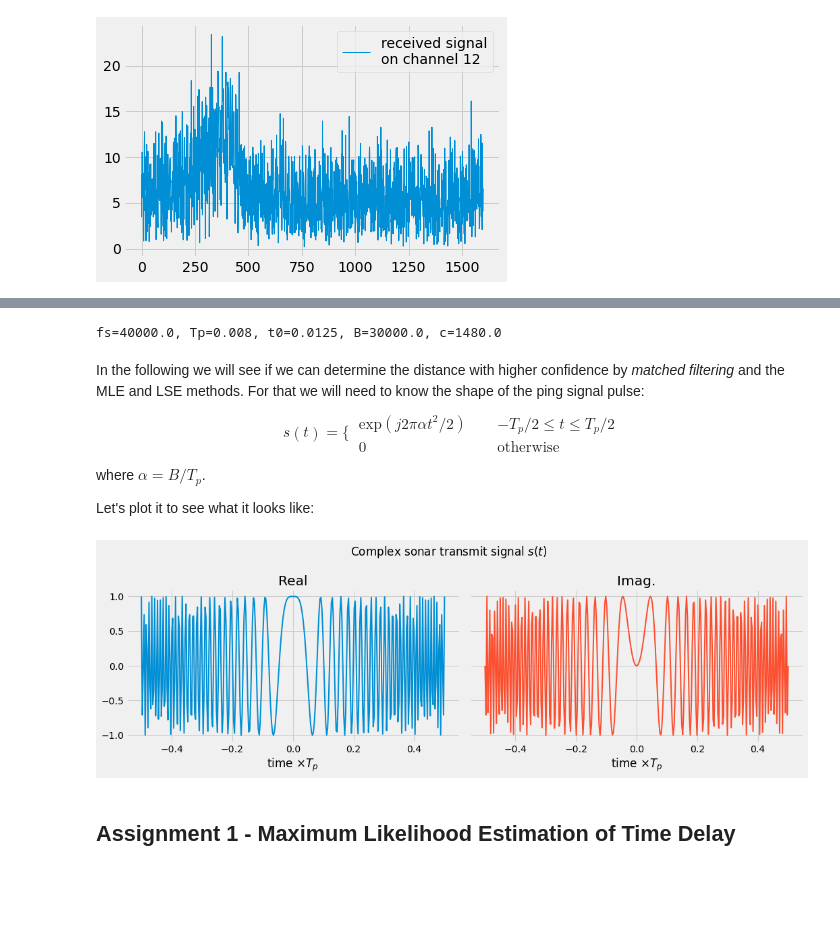
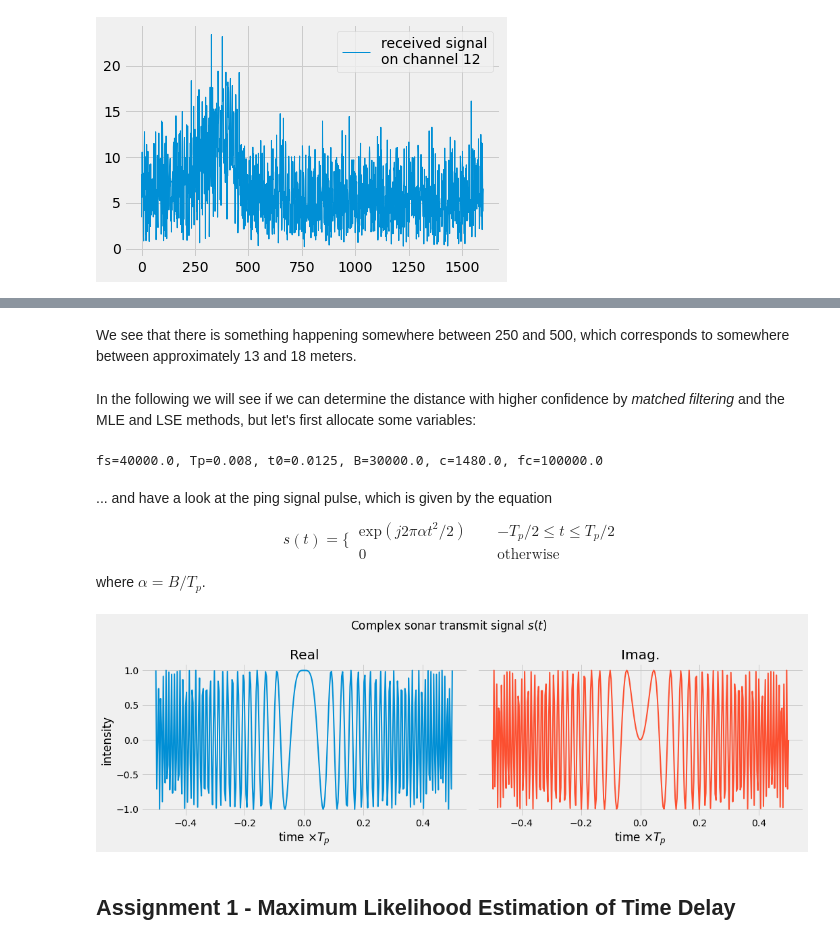
Before and after one commit to fonstelien/INF4480, a Jupyter notebook: project2/project2.ipynb, the cells around one changed output, grey strips where cells are left out. Saved outputs shown, nothing was run; the diff lists cells and outputs as text; code cells hidden in the pictures; blank space fills up the shorter version.

```diff
--- a/project2/project2.ipynb
+++ b/project2/project2.ipynb
@@ -62,3 +57,7 @@ Let's allocate some variables for the ones that we will use in the following:
+# %% [markdown]
+We see that there is something happening somewhere between 250 and 500, which corresponds to somewhere between approximately 13 and 18 meters.
+# %% [markdown]
+In the following we will see if we can determine the distance with higher confidence by _matched filtering_ and the MLE and LSE methods, but let's first allocate some variables:
 # %%
 # Allocating variables
 fs = float(sonardata['fs'])
@@ -66,13 +65,14 @@ Tp = float(sonardata['T_p'])
 t0 = float(sonardata['t_0'])
 B = float(sonardata['B'])
 c = float(sonardata['c'])
+fc = float(sonardata['fc'])
 X = sonardata['data'][:1600]
 Nt, Nh = X.shape
-print(f'fs={fs}, Tp={Tp}, t0={t0}, B={B}, c={c}')
+print(f'fs={fs}, Tp={Tp}, t0={t0}, B={B}, c={c}, fc={fc}')
 # %% [output]
-fs=40000.0, Tp=0.008, t0=0.0125, B=30000.0, c=1480.0
+fs=40000.0, Tp=0.008, t0=0.0125, B=30000.0, c=1480.0, fc=100000.0
 # %% [markdown]
-In the following we will see if we can determine the distance with higher confidence by _matched filtering_ and the MLE and LSE methods. For that we will need to know the shape of the ping signal pulse:
+... and have a look at the ping signal pulse, which is given by the equation
 $$
 s(t) =  \bigg\{
     \begin{aligned}
@@ -81,6 +81,4 @@ s(t) =  \bigg\{
     \end{aligned}
 $$
 where $\alpha = B/T_p$.
-
-Let's plot it to see what it looks like:
 # %%
@@ -91,21 +90,22 @@ s = np.exp(1j*np.pi*alpha*ts**2)
 # %%
 fig, axes = plt.subplots(ncols=2, nrows=1, sharex=True, sharey=True, figsize=(15,5))
 fig.suptitle(r'Complex sonar transmit signal $s(t)$')
 
 ax = axes[0]
 ax.set_title('Real')
-ax.plot(ts/tp, np.real(np.exp(1j*np.pi*alpha*ts**2)), lw=2)
+ax.plot(ts/Tp, np.real(np.exp(1j*np.pi*alpha*ts**2)), lw=2)
 ax.set_xlabel(r'time $\times T_p$')
+ax.set_ylabel(r'intensity')
 
 ax = axes[1]
 ax.set_title('Imag.')
-ax.plot(ts/tp, np.imag(np.exp(1j*np.pi*alpha*ts**2)), lw=2, color=COLORS[1])
+ax.plot(ts/Tp, np.imag(np.exp(1j*np.pi*alpha*ts**2)), lw=2, color=COLORS[1])
 ax.set_xlabel(r'time $\times T_p$')
 
 plt.tight_layout()
 plt.show()
 # %% [output]
-[figure, old version]
+[figure, new version]
 # %% [markdown]
 ## Assignment 1 - Maximum Likelihood Estimation of Time Delay
 # %% [markdown]
```
Also changed, not shown: parts of 34 cells of this notebook.
